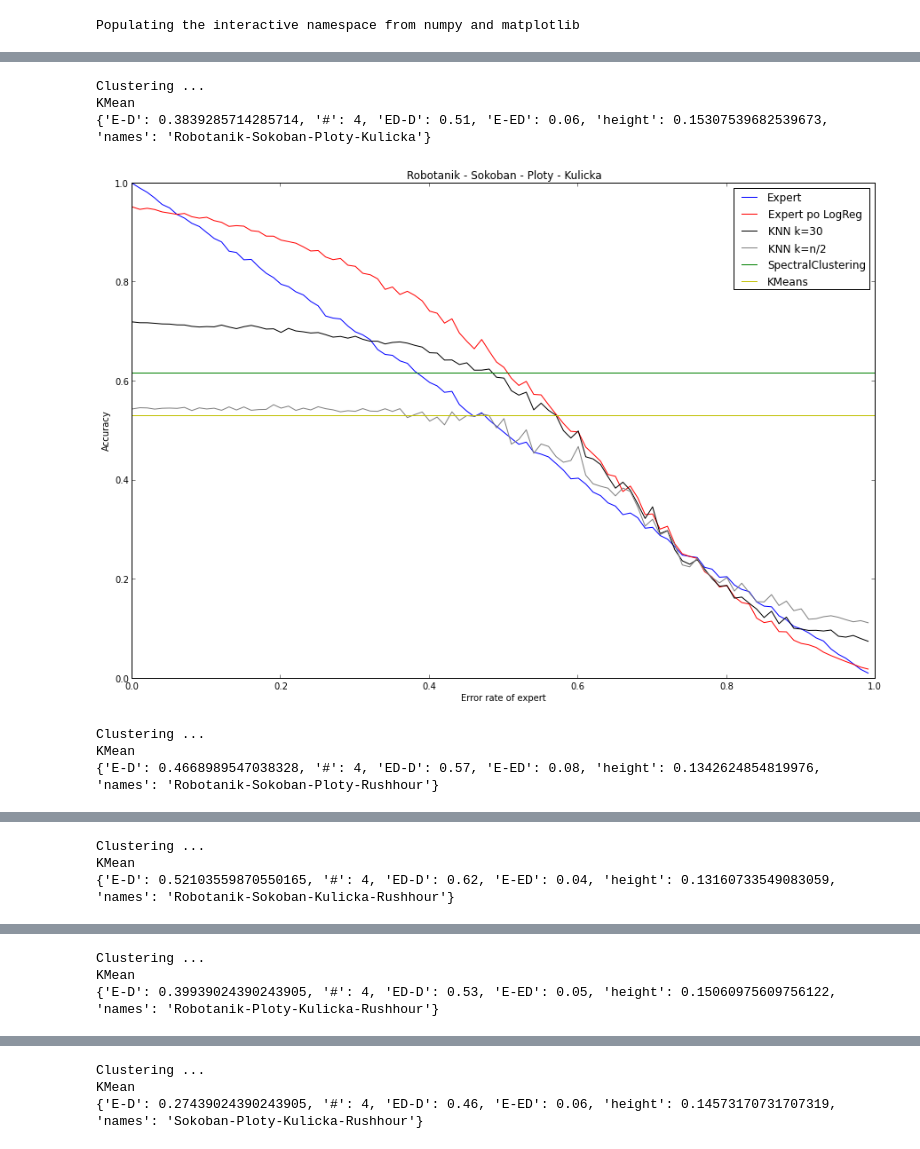
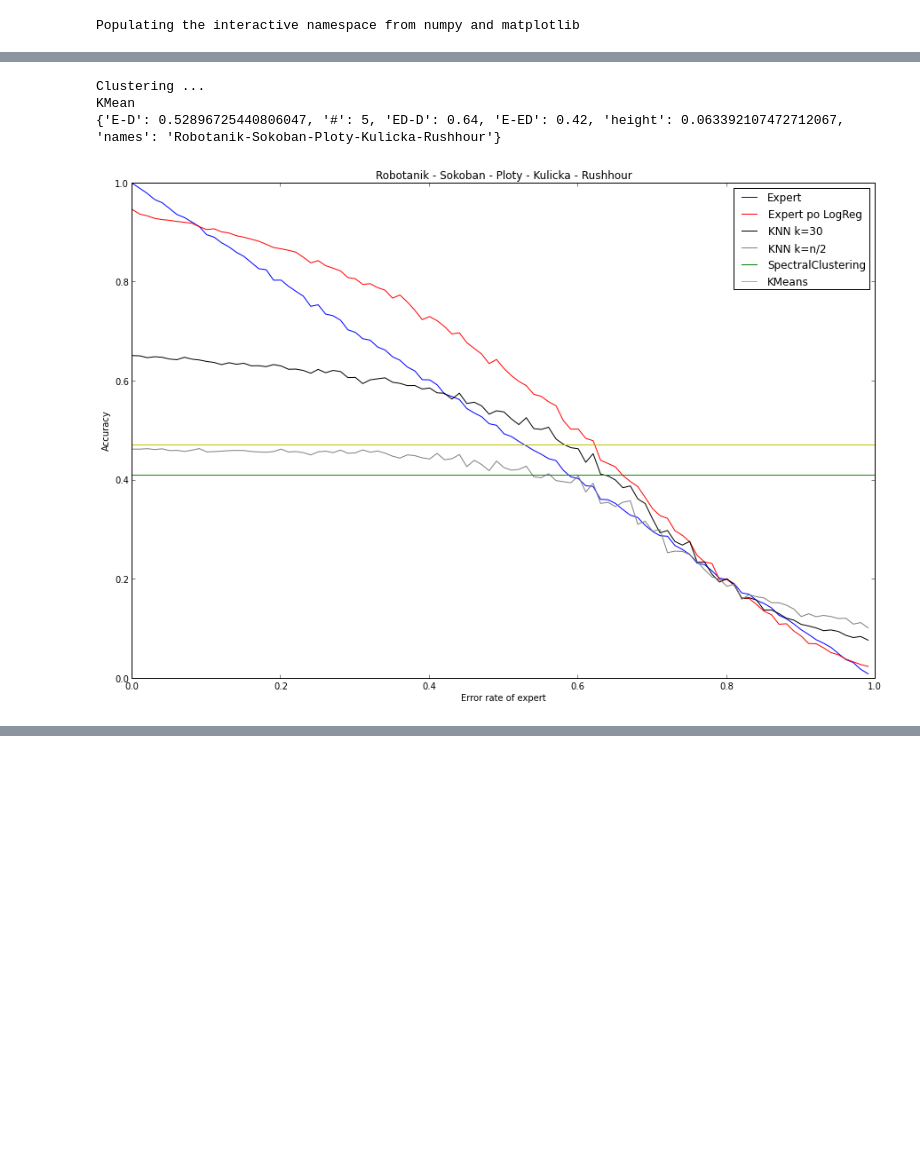
Before and after one commit to adaptive-learning/thrans, a Jupyter notebook: Koncepty/Correction - more problems - All.ipynb, the cells around one changed output, grey strips where cells are left out. Drawn from its saved outputs; the diff is of its cells as text; code cells hidden in the pictures; blank space fills up the shorter version.

```diff
--- a/Koncepty/Correction - more problems - All.ipynb
+++ b/Koncepty/Correction - more problems - All.ipynb
@@ -127,5 +127,5 @@ Skipping:Robotanik,Sokoban,Ploty,Kulicka,Rushhour
 # %%
-def make_stat(label_names):
+def make_stat(label_names, KNN=False):
     corr, sizes = get_corr(label_names)
     solution = []
     for i in range(len(sizes)):
@@ -142,16 +142,23 @@ def make_stat(label_names):
 
     values = np.load("computed/values LR+KNN {0}.npy".format("-".join(label_names), len(label_names)))
 
-    int = np.sum((values[0] < values[1]) & (values[1] > prSC ) * 1) / float(values[0].size)
+    if KNN:
+        vals = values[2]
+    else:
+        vals = values[1]
+
+    int = np.sum((values[0] < vals) & (vals > prSC ) * 1) / float(values[0].size)
     baseline = np.maximum(values[0], np.array([prSC]*len(values[0])))
-    height = np.max(values[1] - baseline)
+    height = np.max(vals - baseline)
 
     last =  -1
     crosses = []
-    for i, v in enumerate(values[1] - baseline):
+    for i, v in enumerate(vals - baseline):
         if last * v <= 0:
             crosses.append(round(points[i], 2))
         last = v
+    if len(crosses) == 0:
+        crosses = [1 - max(prSC, prKM)]
     j = {
             "names": "-".join(label_names),
             "#": len(label_names),
@@ -176,31 +183,28 @@ def make_stat(label_names):
 # %%
 import json
 js = []
 pylab.rcParams['figure.figsize'] = 15,10
 
-#for _ in [0]:
-for ix in range(len(all_label_names)):
-    for jx in range(ix+1, len(all_label_names)):
-        for kx in range(jx+1, len(all_label_names)):
-            for lx in range(kx+1, len(all_label_names)):
+for _ in [0]:
+#for ix in range(len(all_label_names)):
+    #for jx in range(ix+1, len(all_label_names)):
+        #for kx in range(jx+1, len(all_label_names)):
+            #for lx in range(kx+1, len(all_label_names)):
                 label_names = [all_label_names[ix], all_label_names[jx]]
-                label_names = [all_label_names[ix], all_label_names[jx], all_label_names[kx]]
-                label_names = [all_label_names[ix], all_label_names[jx], all_label_names[kx],  all_label_names[lx]]
-                #label_names = all_label_names
-                j = make_stat(label_names)
+                #label_names = [all_label_names[ix], all_label_names[jx], all_label_names[kx]]
+                #label_names = [all_label_names[ix], all_label_names[jx], all_label_names[kx],  all_label_names[lx]]
+                label_names = all_label_names
+                j = make_stat(label_names, KNN=True)
                 print j
                 js.append(j)
-                plt.savefig("graphs - compare - final/{0} {1}.png".format(len(label_names), "-".join(label_names)))
+                #plt.savefig("graphs - compare - final/{0} {1}.png".format(len(label_names), "-".join(label_names)))
                 plt.show()
 
 
-with open("computed/{0} problems.json".format(len(label_names)), "w") as f:
+with open("computed/KNN {0} problems.json".format(len(label_names)), "w") as f:
     f.write(json.dumps(js))
 # %% [output]
 Clustering ...
 KMean
-{'E-D': 0.3839285714285714, '#': 4, 'ED-D': 0.51, 'E-ED': 0.06, 'height': 0.15307539682539673, 'names': 'Robotanik-Sokoban-Ploty-Kulicka'}
+{'E-D': 0.52896725440806047, '#': 5, 'ED-D': 0.64, 'E-ED': 0.42, 'height': 0.063392107472712067, 'names': 'Robotanik-Sokoban-Ploty-Kulicka-Rushhour'}
-[figure, old version]
+[figure, new version]
-Clustering ...
-KMean
-{'E-D': 0.4668989547038328, '#': 4, 'ED-D': 0.57, 'E-ED': 0.08, 'height': 0.1342624854819976, 'names': 'Robotanik-Sokoban-Ploty-Rushhour'}
@@ -208,3 +210,0 @@ KMean
-Clustering ...
-KMean
-{'E-D': 0.52103559870550165, '#': 4, 'ED-D': 0.62, 'E-ED': 0.04, 'height': 0.13160733549083059, 'names': 'Robotanik-Sokoban-Kulicka-Rushhour'}
@@ -212,3 +210,0 @@ KMean
-Clustering ...
-KMean
-{'E-D': 0.39939024390243905, '#': 4, 'ED-D': 0.53, 'E-ED': 0.05, 'height': 0.15060975609756122, 'names': 'Robotanik-Ploty-Kulicka-Rushhour'}
@@ -216,3 +210,0 @@ KMean
-Clustering ...
-KMean
-{'E-D': 0.27439024390243905, '#': 4, 'ED-D': 0.46, 'E-ED': 0.06, 'height': 0.14573170731707319, 'names': 'Sokoban-Ploty-Kulicka-Rushhour'}
```
Also changed, not shown: parts of 3 cells of this notebook, 39 other files.
